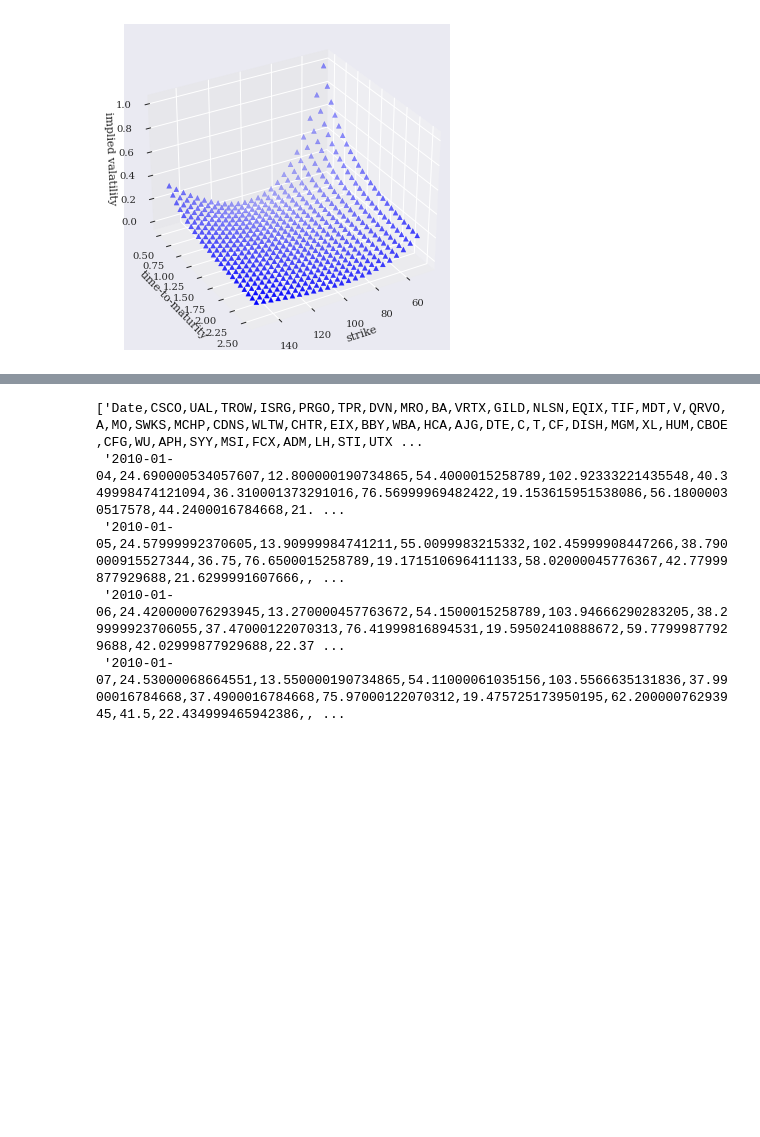
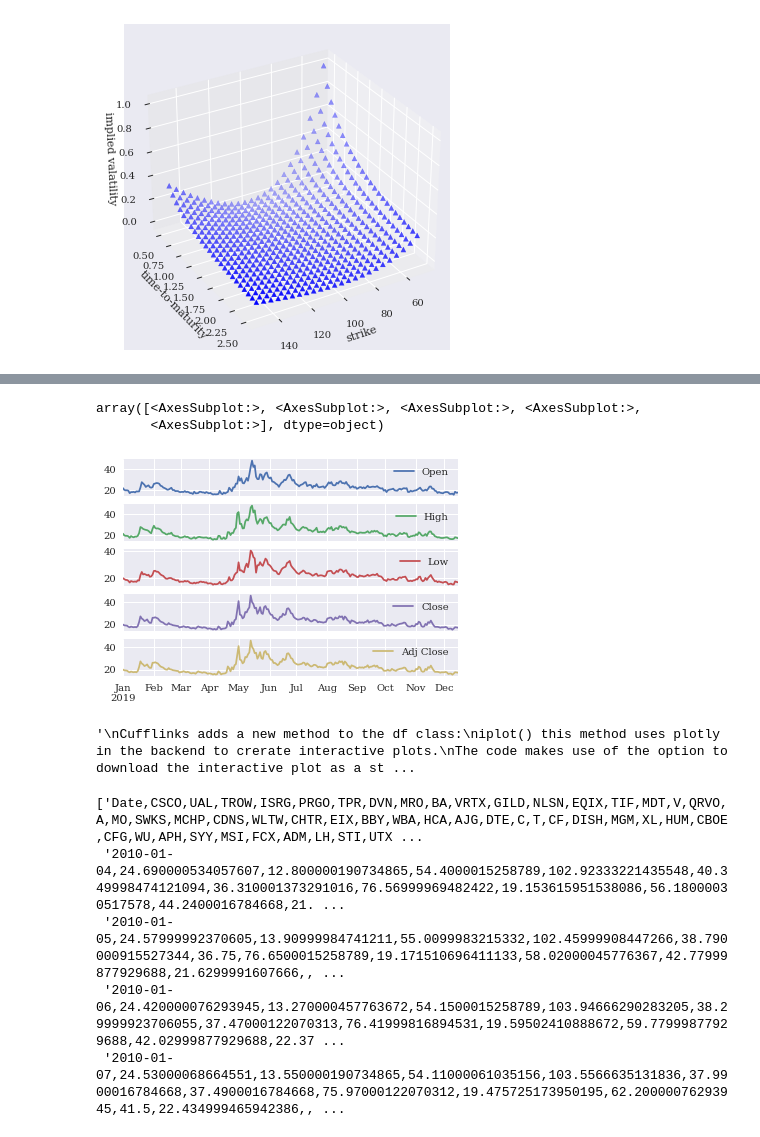
Before and after one commit to MuayThaiLegz/Financial-ML-, a Jupyter notebook: ml_data/py_for_fin.ipynb, the cells around one changed output, grey strips where cells are left out. Drawn from its saved outputs; the diff is of its cells as text; code cells hidden in the pictures; blank space fills up the shorter version.

```diff
--- a/ml_data/py_for_fin.ipynb
+++ b/ml_data/py_for_fin.ipynb
@@ -240,0 +278,7 @@ Text(0.5, 0, 'implied valatility')
+# %%
+data_df = pd.read_csv('VIX.csv',
+                      index_col='Date',
+                      parse_dates=True,
+                      infer_datetime_format=True)
+
+data_df.head()
@@ -240,0 +293,14 @@ Text(0.5, 0, 'implied valatility')
+# %%
+a = np.random.standard_normal((250, 5)).cumsum(axis=0)
+
+index = pd.date_range('2019-1-1',
+                               freq='B',
+                               periods=len(a))
+
+data_df_copy = data_df.copy()
+# %%
+data_df_copy = data_df_copy[:250]
+
+data_df_copy.index = index
+
+data_df_copy[:5]
@@ -240,0 +314,21 @@ Text(0.5, 0, 'implied valatility')
+# %%
+data_df_copy.drop(columns='Volume').plot(subplots=True)
+# %% [output]
+array([<AxesSubplot:>, <AxesSubplot:>, <AxesSubplot:>, <AxesSubplot:>,
+       <AxesSubplot:>], dtype=object)
+[figure, added]
+# %%
+"""
+Cufflinks adds a new method to the df class:
+iplot() this method uses plotly in the backend to crerate interactive plots.
+The code makes use of the option to download the interactive plot as a static bitmap
+In turn in embedded in the text.
+In the jupyter enviorment the plots are interactive.
+"""
+
+#lyo.iplot(
+ #  data_df_copy.iplot(asFigure=True),
+  #filename='ply_01'
+#
+# %% [output]
+'\nCufflinks adds a new method to the df class:\niplot() this method uses plotly in the backend to crerate interactive plots.\nThe code makes use of the option to download the interactive plot as a st ...
```
Also changed, not shown: parts of 102 cells of this notebook.
